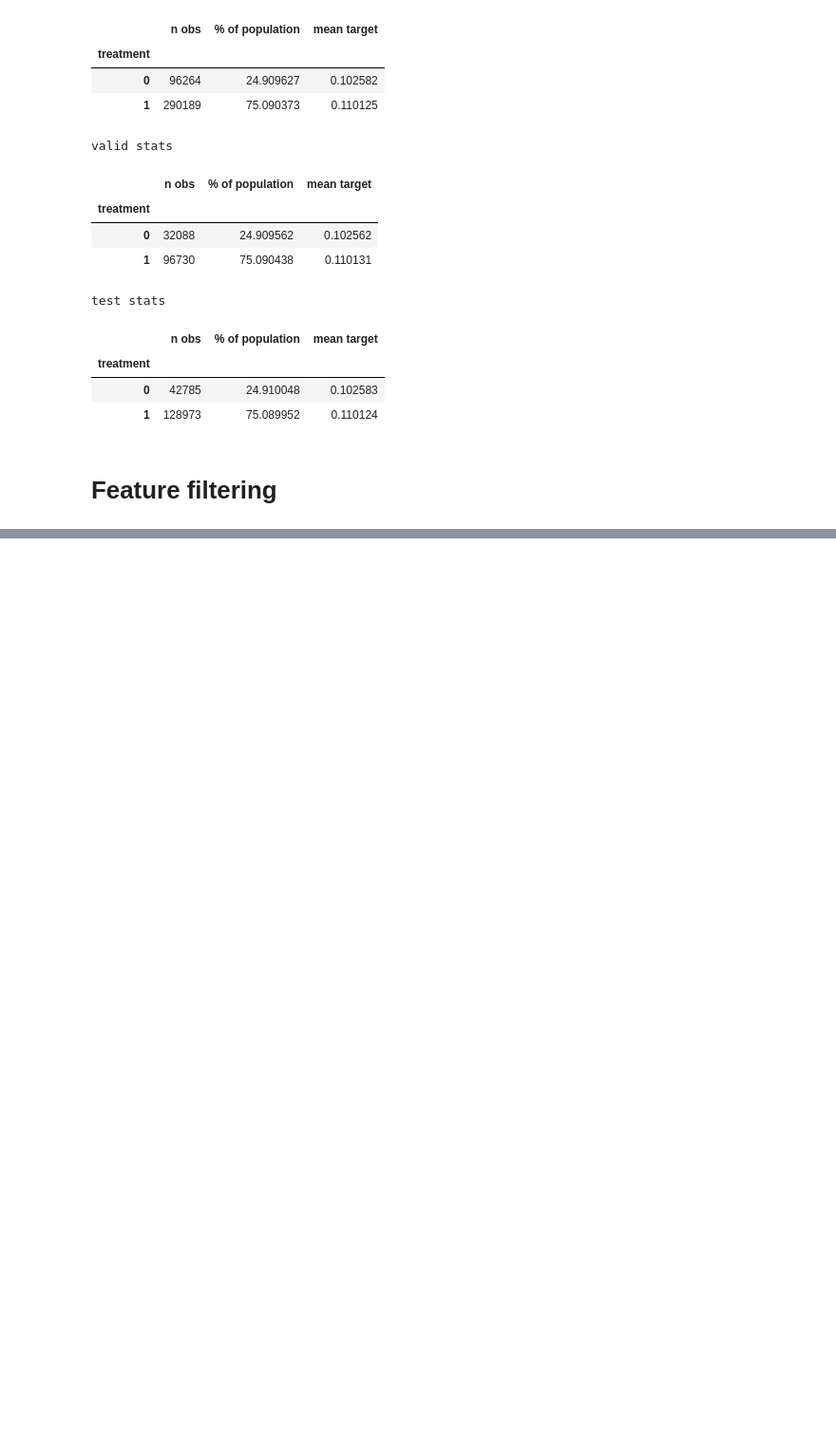
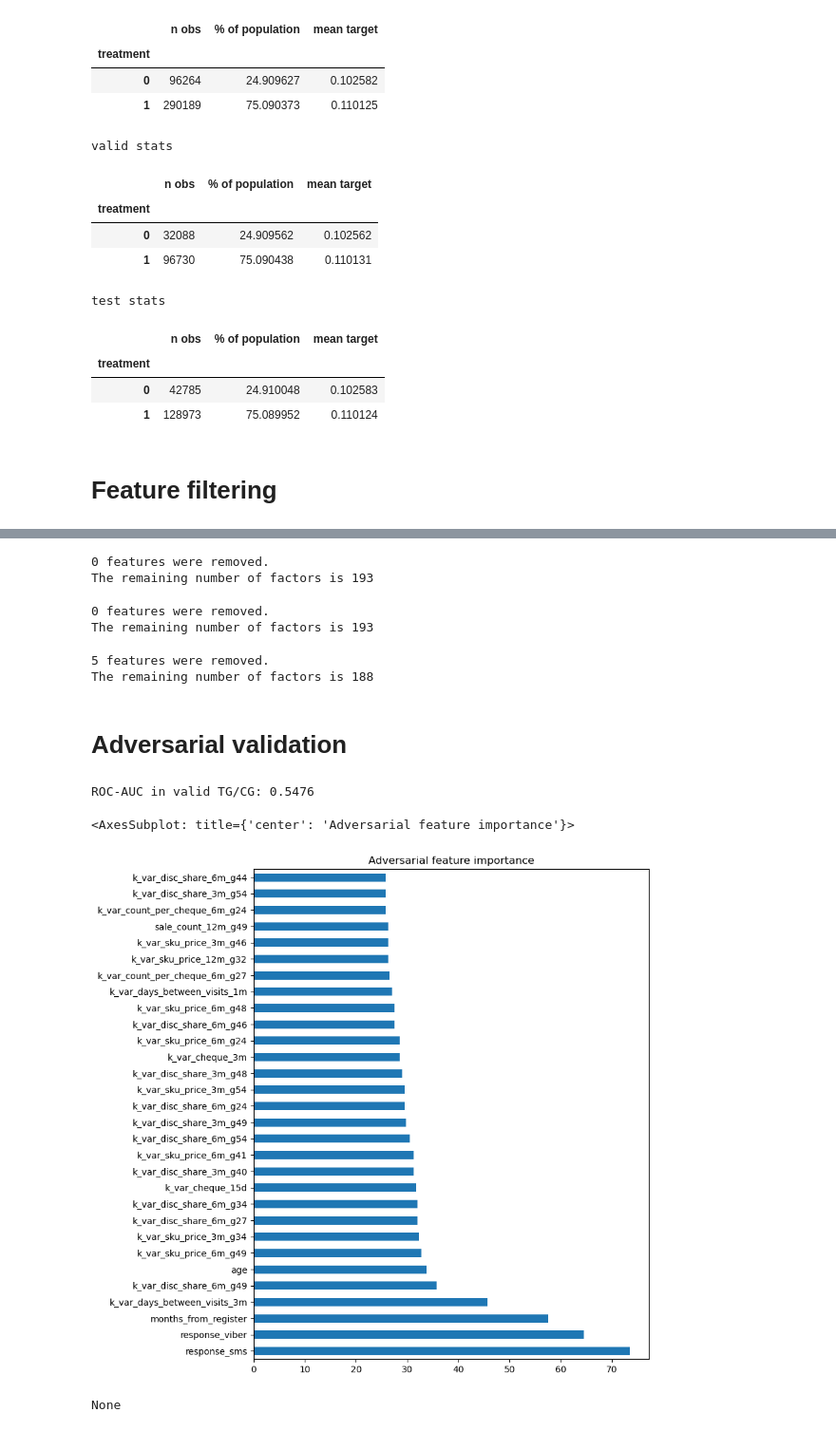
Before and after one commit to mur1ok/easylift, a Jupyter notebook: Example.ipynb, the cells around one changed output, grey strips where cells are left out. Shown at 95% size. Saved outputs shown, nothing was run; the diff lists cells and outputs as text; code cells hidden in the pictures; blank space fills up the shorter version.

Commit message:
Added several data filtering methods. Added tg/cg adversarial validation

```diff
--- a/Example.ipynb
+++ b/Example.ipynb
@@ -72,0 +73,20 @@ The remaining number of factors is 165
+# %%
+from modules.data import delete_high_cardinality_cat_features
+delete_high_cardinality_cat_features(dataset, mean_unique_values=0.05)
+# %% [output]
+0 features were removed.
+The remaining number of factors is 193
+# %%
+from modules.data import delete_duplicated_features
+delete_duplicated_features(dataset)
+# %% [output]
+0 features were removed.
+The remaining number of factors is 193
+# %%
+from modules.data import delete_high_corr_features
+delete_high_corr_features(dataset)
+# %% [output]
+5 features were removed.
+The remaining number of factors is 188
+# %% [markdown]
+# Adversarial validation
@@ -72,0 +95,7 @@ The remaining number of factors is 165
+# %%
+adversarial_tg_cg(dataset, 'valid')
+# %% [output]
+ROC-AUC in valid TG/CG: 0.5476
+<AxesSubplot: title={'center': 'Adversarial feature importance'}>
+[figure, added]
+None
```
Also changed, not shown: parts of 6 cells of this notebook, 1 other file.
